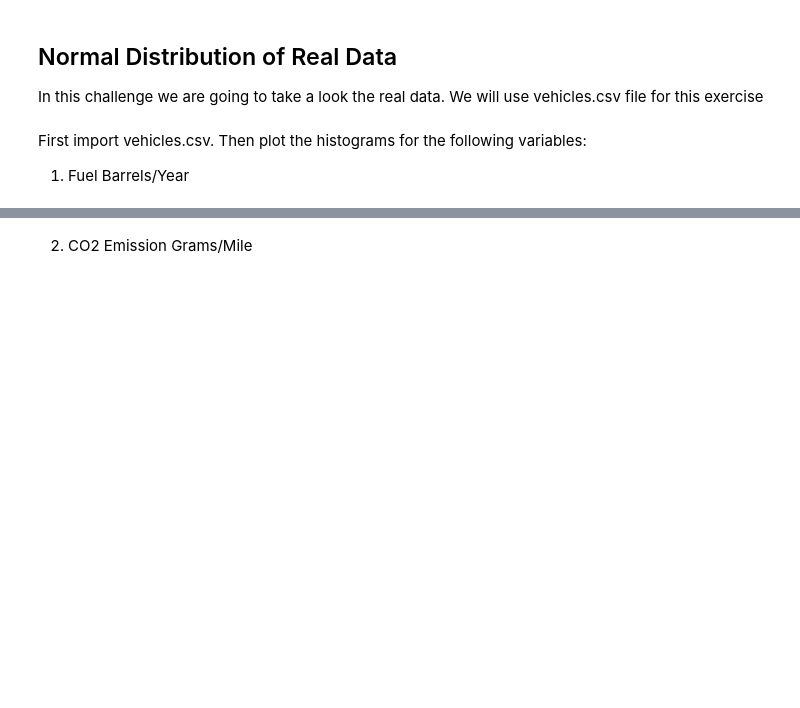
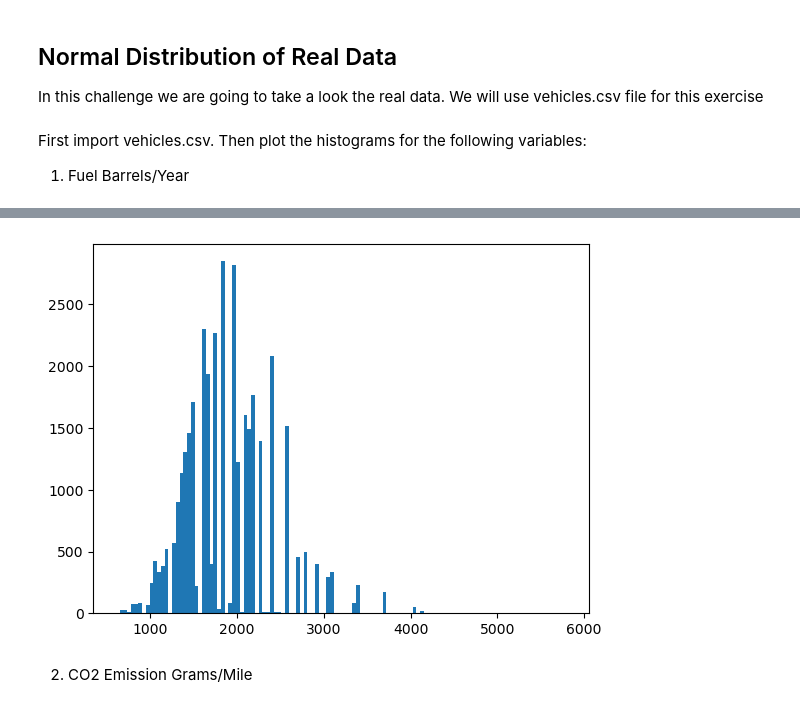
Before and after one commit to filokaizen/6.1-lab_continuous_probability_distributions, a Jupyter notebook: your-code/main.ipynb, the cells around one changed output, grey strips where cells are left out. Saved outputs shown, nothing was run; the diff lists cells and outputs as text; code cells hidden in the pictures; blank space fills up the shorter version.

```diff
--- a/your-code/main.ipynb
+++ b/your-code/main.ipynb
@@ -145,0 +142,4 @@ Then plot the histograms for the following variables:
+# %%
+# your code here
+
+vehicles = pd.read_csv (r"C:\Users\filokaizen\OneDrive - Tajamar\Desktop\ii\6.1-lab_continuous_probability_distributions\your-code\vehicles.csv")
@@ -146,2 +155,7 @@ Then plot the histograms for the following variables:
+# %%
+plt.hist(vehicles["Fuel Cost/Year"], bins = 120)
+plt.show()
+# %% [output]
+[figure, added]
 # %% [markdown]
 2. CO2 Emission Grams/Mile
```
Also changed, not shown: parts of 14 cells of this notebook.
